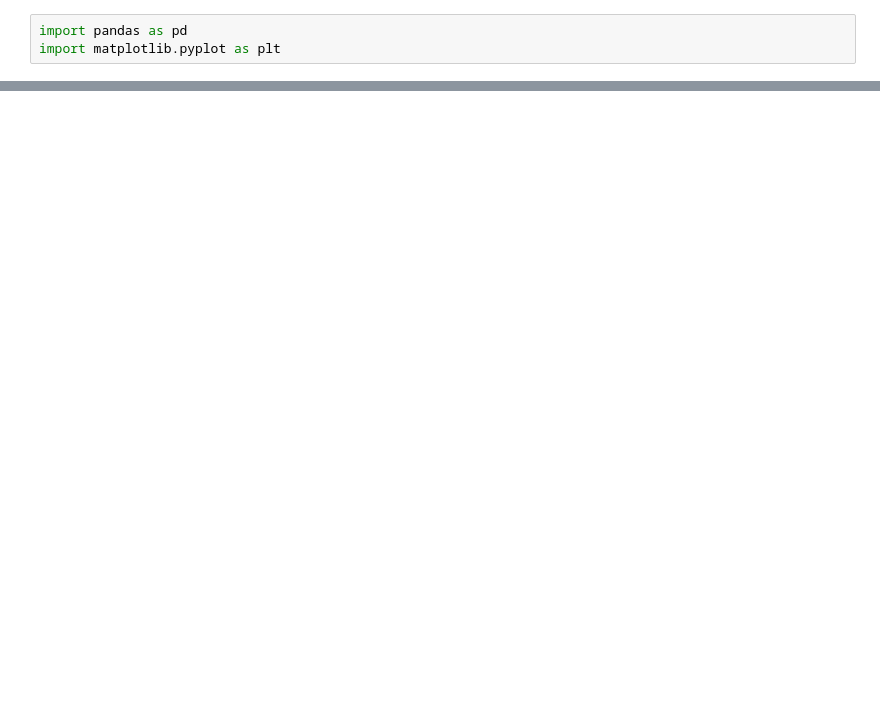
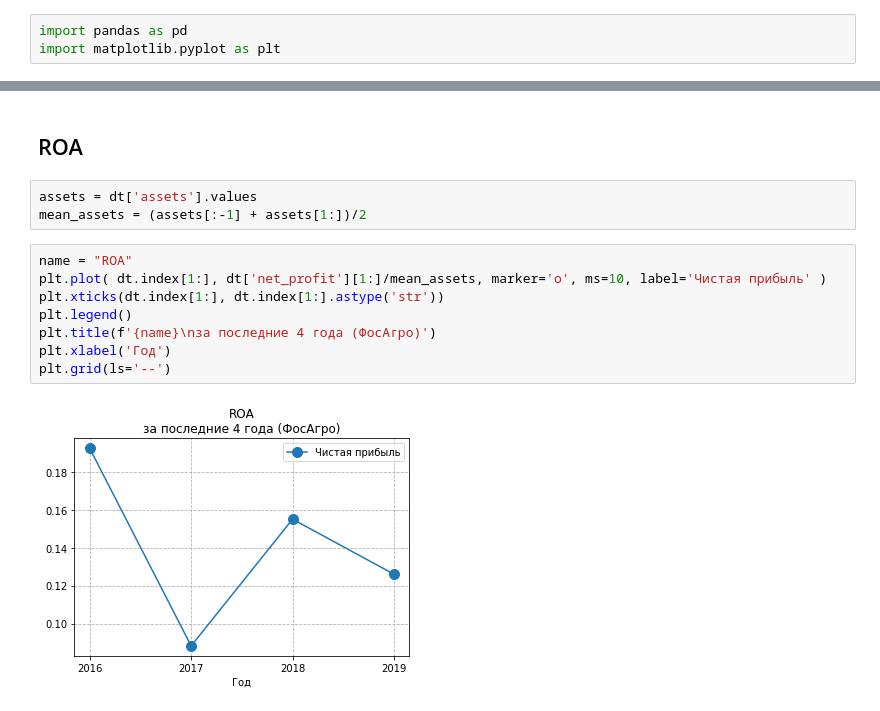
Before and after one commit to young-investors/CA, a Jupyter notebook: sources/fosagro/notebooks/notebook.ipynb, the cells around one changed output, grey strips where cells are left out. Cells and saved outputs as stored; diff of their text form; blank space fills up the shorter version.

```diff
--- a/sources/fosagro/notebooks/notebook.ipynb
+++ b/sources/fosagro/notebooks/notebook.ipynb
@@ -21,0 +54,15 @@ plt.bar(dt.index, dt['revenue'])
+# %% [markdown]
+## ROA
+# %%
+assets = dt['assets'].values
+mean_assets = (assets[:-1] + assets[1:])/2
+# %%
+name = "ROA"
+plt.plot( dt.index[1:], dt['net_profit'][1:]/mean_assets, marker='o', ms=10, label='Чистая прибыль' )
+plt.xticks(dt.index[1:], dt.index[1:].astype('str'))
+plt.legend()
+plt.title(f'{name}\nза последние 4 года (ФосАгро)')
+plt.xlabel('Год')
+plt.grid(ls='--')
+# %% [output]
+[figure, added]
```
Also changed, not shown: parts of 19 cells of this notebook.
